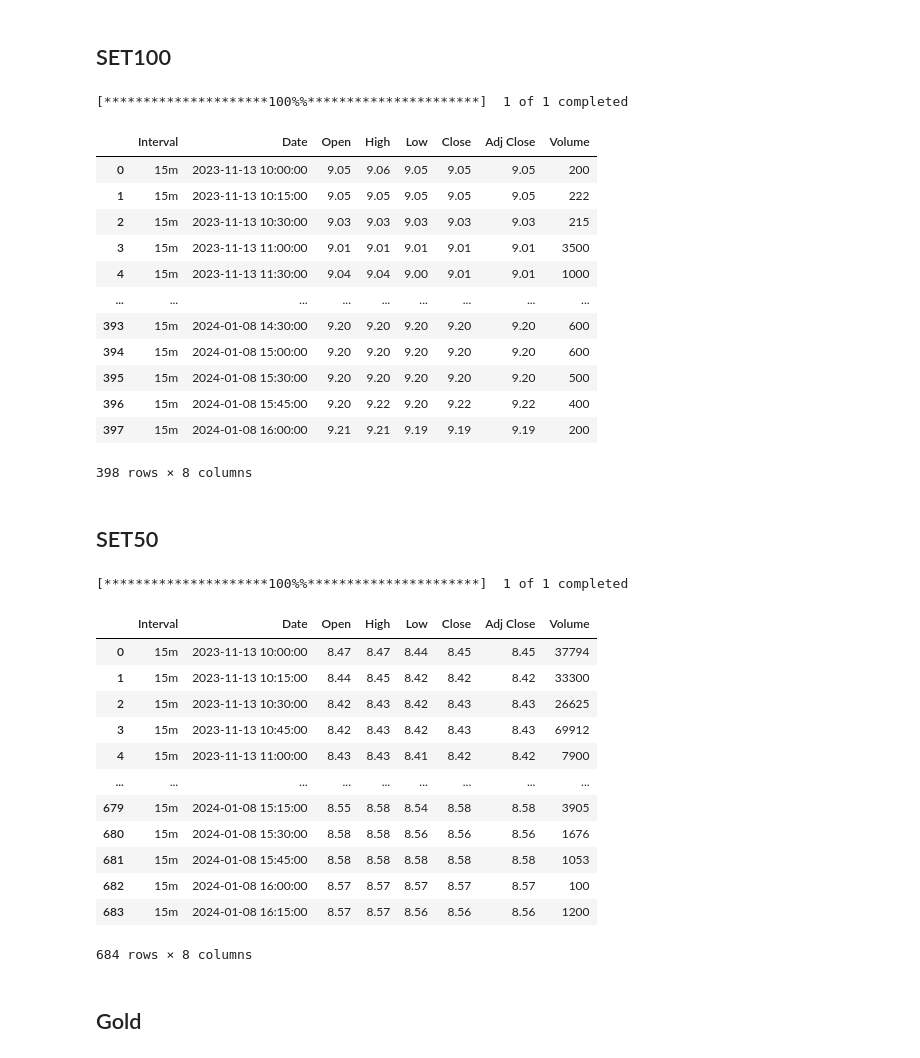
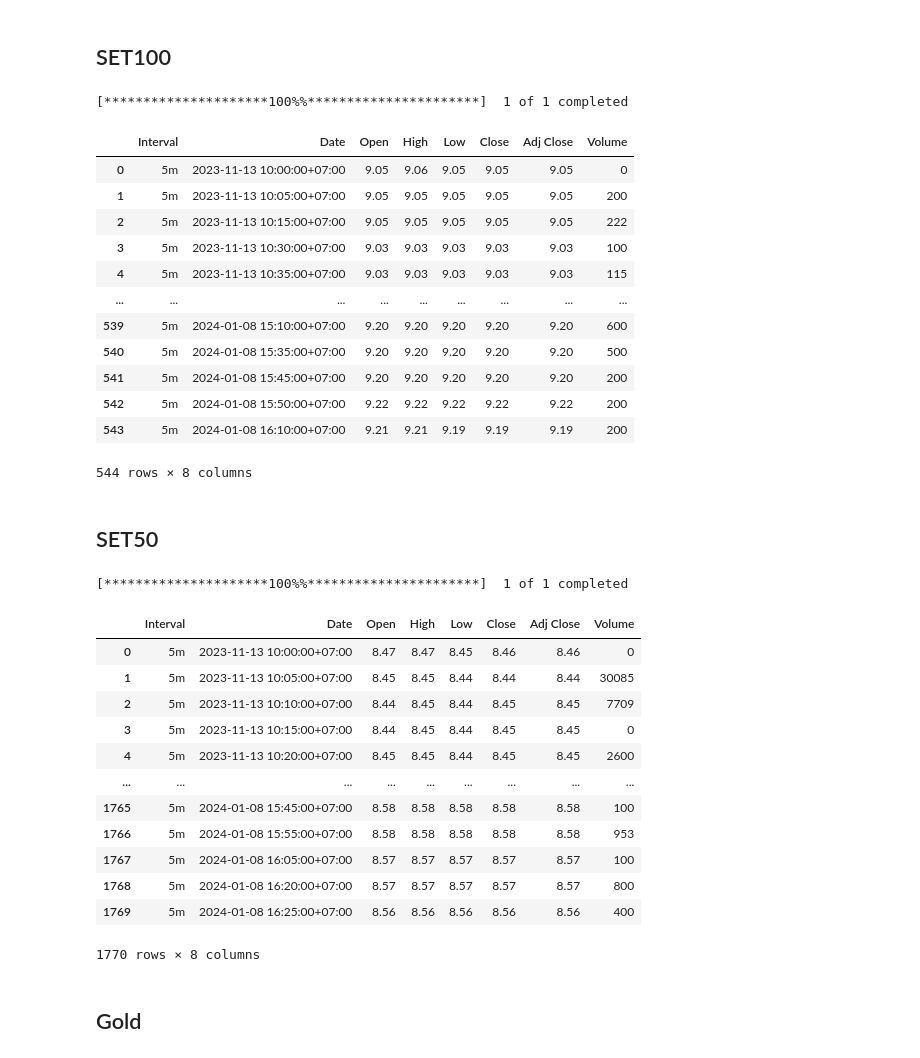
Before and after one commit to y-lims/DADS6003_Buy-Sell_Stock_Forecasting, a Jupyter notebook: SPRC_training.ipynb, the cells around one changed output. Saved outputs shown, nothing was run; the diff lists cells and outputs as text; code cells hidden in the pictures.

Commit message:
adjust data

```diff
--- a/SPRC_training.ipynb
+++ b/SPRC_training.ipynb
@@ -276,11 +276,11 @@ display(CNY_df)
 # %% [markdown]
 ## SET100
 # %%
-# SET100 15m
+# SET100 5m
 stock_symbol = 'BSET100.BK'
 end_date = datetime.today().strftime('%Y-%m-%d')
 start_date = (datetime.today() - timedelta(days=59)).strftime('%Y-%m-%d')
-intervals = ['15m']
+intervals = ['5m']
 
 # Create an empty DataFrame to store the results
 SET100_df = pd.DataFrame()
@@ -298,65 +298,65 @@ SET100_df.reset_index(inplace=True)
 # Display the resulting DataFrame
 display(SET100_df)
 
-# # Save the DataFrame to a CSV file
-# SET100_df.to_csv('data_SET100.csv', index=False)
+# Save the DataFrame to a CSV file
+SET100_df.to_csv('data_SET100.csv', index=False)
 # %% [output]
 [*********************100%%**********************]  1 of 1 completed
 |  | Interval | Date | Open | High | Low | Close | Adj Close | Volume |
-| 0 | 15m | 2023-11-13 10:00:00 | 9.05 | 9.06 | 9.05 | 9.05 | 9.05 | 200 |
-| 1 | 15m | 2023-11-13 10:15:00 | 9.05 | 9.05 | 9.05 | 9.05 | 9.05 | 222 |
-| 2 | 15m | 2023-11-13 10:30:00 | 9.03 | 9.03 | 9.03 | 9.03 | 9.03 | 215 |
-| 3 | 15m | 2023-11-13 11:00:00 | 9.01 | 9.01 | 9.01 | 9.01 | 9.01 | 3500 |
-| 4 | 15m | 2023-11-13 11:30:00 | 9.04 | 9.04 | 9.00 | 9.01 | 9.01 | 1000 |
+| 0 | 5m | 2023-11-13 10:00:00+07:00 | 9.05 | 9.06 | 9.05 | 9.05 | 9.05 | 0 |
+| 1 | 5m | 2023-11-13 10:05:00+07:00 | 9.05 | 9.05 | 9.05 | 9.05 | 9.05 | 200 |
+| 2 | 5m | 2023-11-13 10:15:00+07:00 | 9.05 | 9.05 | 9.05 | 9.05 | 9.05 | 222 |
+| 3 | 5m | 2023-11-13 10:30:00+07:00 | 9.03 | 9.03 | 9.03 | 9.03 | 9.03 | 100 |
+| 4 | 5m | 2023-11-13 10:35:00+07:00 | 9.03 | 9.03 | 9.03 | 9.03 | 9.03 | 115 |
 | ... | ... | ... | ... | ... | ... | ... | ... | ... |
-| 393 | 15m | 2024-01-08 14:30:00 | 9.20 | 9.20 | 9.20 | 9.20 | 9.20 | 600 |
-| 394 | 15m | 2024-01-08 15:00:00 | 9.20 | 9.20 | 9.20 | 9.20 | 9.20 | 600 |
-| 395 | 15m | 2024-01-08 15:30:00 | 9.20 | 9.20 | 9.20 | 9.20 | 9.20 | 500 |
-| 396 | 15m | 2024-01-08 15:45:00 | 9.20 | 9.22 | 9.20 | 9.22 | 9.22 | 400 |
-| 397 | 15m | 2024-01-08 16:00:00 | 9.21 | 9.21 | 9.19 | 9.19 | 9.19 | 200 |
+| 539 | 5m | 2024-01-08 15:10:00+07:00 | 9.20 | 9.20 | 9.20 | 9.20 | 9.20 | 600 |
+| 540 | 5m | 2024-01-08 15:35:00+07:00 | 9.20 | 9.20 | 9.20 | 9.20 | 9.20 | 500 |
+| 541 | 5m | 2024-01-08 15:45:00+07:00 | 9.20 | 9.20 | 9.20 | 9.20 | 9.20 | 200 |
+| 542 | 5m | 2024-01-08 15:50:00+07:00 | 9.22 | 9.22 | 9.22 | 9.22 | 9.22 | 200 |
+| 543 | 5m | 2024-01-08 16:10:00+07:00 | 9.21 | 9.21 | 9.19 | 9.19 | 9.19 | 200 |
-398 rows × 8 columns
+544 rows × 8 columns
 # %% [markdown]
 ## SET50
 # %%
-# SET50 15m
+# SET50 5m
 stock_symbol = 'TDEX.BK'
 end_date = datetime.today().strftime('%Y-%m-%d')
 start_date = (datetime.today() - timedelta(days=59)).strftime('%Y-%m-%d')
-intervals = ['15m']
+intervals = ['5m']
 
 # Create an empty DataFrame to store the results
 SET50_df = pd.DataFrame()
 
 # Loop through each interval and append data to the DataFrame
 for interval in intervals:
     data = yf.download(stock_symbol, start=start_date, end=end_date, interval=interval)
     # Add a level to the MultiIndex for the interval
     data.index = pd.MultiIndex.from_product([[interval], data.index], names=['Interval', 'Date'])
     SET50_df = pd.concat([SET50_df, data])
 
 # Reset the index to get Date as a column
 SET50_df.reset_index(inplace=True)
 
 # Display the resulting DataFrame
 display(SET50_df)
 
-# # Save the DataFrame to a CSV file
-# SET50_df.to_csv('data_SET50.csv', index=False)
+# Save the DataFrame to a CSV file
+SET50_df.to_csv('data_SET50.csv', index=False)
 # %% [output]
 [*********************100%%**********************]  1 of 1 completed
 |  | Interval | Date | Open | High | Low | Close | Adj Close | Volume |
-| 0 | 15m | 2023-11-13 10:00:00 | 8.47 | 8.47 | 8.44 | 8.45 | 8.45 | 37794 |
-| 1 | 15m | 2023-11-13 10:15:00 | 8.44 | 8.45 | 8.42 | 8.42 | 8.42 | 33300 |
-| 2 | 15m | 2023-11-13 10:30:00 | 8.42 | 8.43 | 8.42 | 8.43 | 8.43 | 26625 |
-| 3 | 15m | 2023-11-13 10:45:00 | 8.42 | 8.43 | 8.42 | 8.43 | 8.43 | 69912 |
-| 4 | 15m | 2023-11-13 11:00:00 | 8.43 | 8.43 | 8.41 | 8.42 | 8.42 | 7900 |
+| 0 | 5m | 2023-11-13 10:00:00+07:00 | 8.47 | 8.47 | 8.45 | 8.46 | 8.46 | 0 |
+| 1 | 5m | 2023-11-13 10:05:00+07:00 | 8.45 | 8.45 | 8.44 | 8.44 | 8.44 | 30085 |
+| 2 | 5m | 2023-11-13 10:10:00+07:00 | 8.44 | 8.45 | 8.44 | 8.45 | 8.45 | 7709 |
+| 3 | 5m | 2023-11-13 10:15:00+07:00 | 8.44 | 8.45 | 8.44 | 8.45 | 8.45 | 0 |
+| 4 | 5m | 2023-11-13 10:20:00+07:00 | 8.45 | 8.45 | 8.44 | 8.45 | 8.45 | 2600 |
 | ... | ... | ... | ... | ... | ... | ... | ... | ... |
-| 679 | 15m | 2024-01-08 15:15:00 | 8.55 | 8.58 | 8.54 | 8.58 | 8.58 | 3905 |
-| 680 | 15m | 2024-01-08 15:30:00 | 8.58 | 8.58 | 8.56 | 8.56 | 8.56 | 1676 |
-| 681 | 15m | 2024-01-08 15:45:00 | 8.58 | 8.58 | 8.58 | 8.58 | 8.58 | 1053 |
-| 682 | 15m | 2024-01-08 16:00:00 | 8.57 | 8.57 | 8.57 | 8.57 | 8.57 | 100 |
-| 683 | 15m | 2024-01-08 16:15:00 | 8.57 | 8.57 | 8.56 | 8.56 | 8.56 | 1200 |
+| 1765 | 5m | 2024-01-08 15:45:00+07:00 | 8.58 | 8.58 | 8.58 | 8.58 | 8.58 | 100 |
+| 1766 | 5m | 2024-01-08 15:55:00+07:00 | 8.58 | 8.58 | 8.58 | 8.58 | 8.58 | 953 |
+| 1767 | 5m | 2024-01-08 16:05:00+07:00 | 8.57 | 8.57 | 8.57 | 8.57 | 8.57 | 100 |
+| 1768 | 5m | 2024-01-08 16:20:00+07:00 | 8.57 | 8.57 | 8.57 | 8.57 | 8.57 | 800 |
+| 1769 | 5m | 2024-01-08 16:25:00+07:00 | 8.56 | 8.56 | 8.56 | 8.56 | 8.56 | 400 |
-684 rows × 8 columns
+1770 rows × 8 columns
 # %% [markdown]
 ## Gold
 # %%
```
Also changed, not shown: parts of 20 cells of this notebook.
